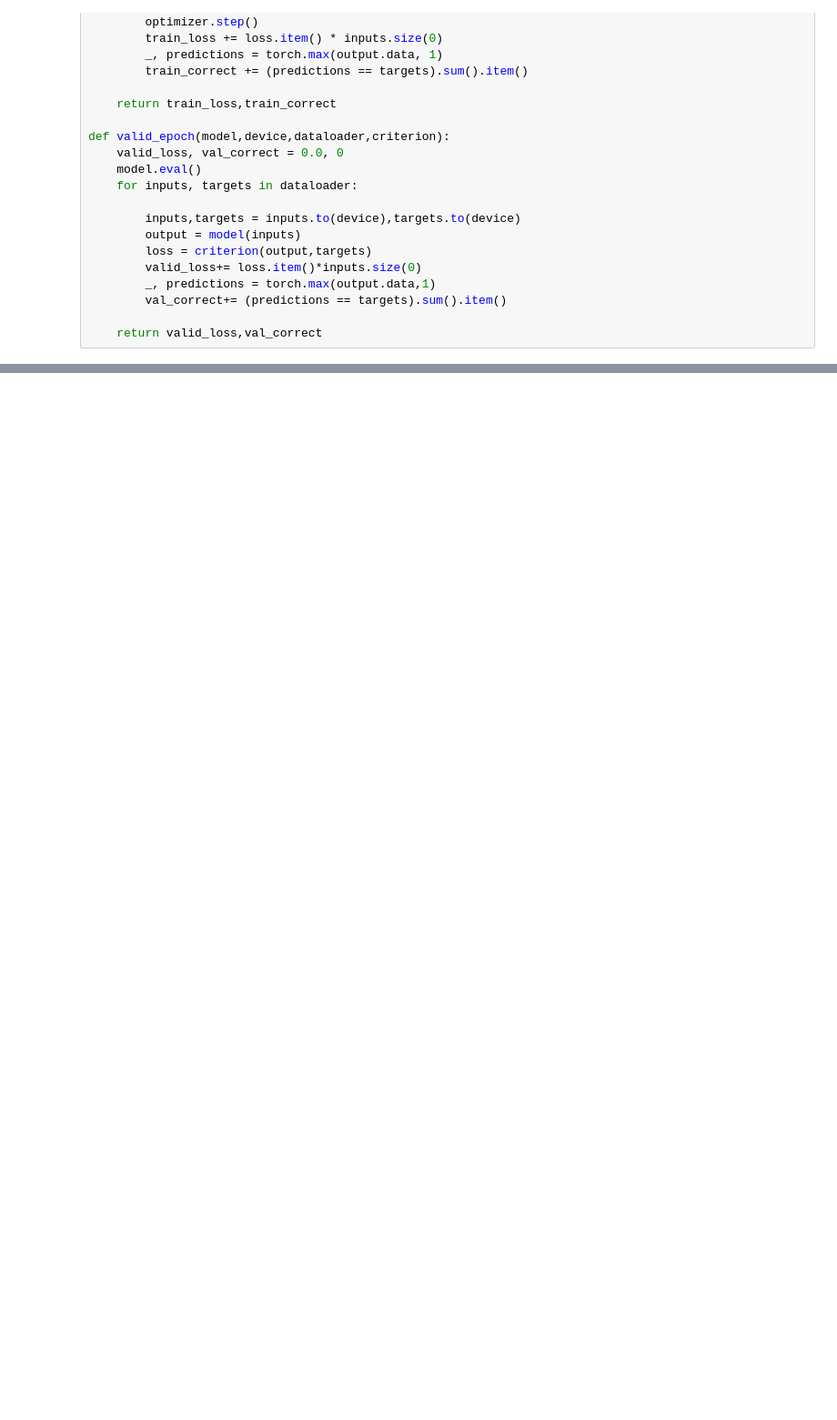
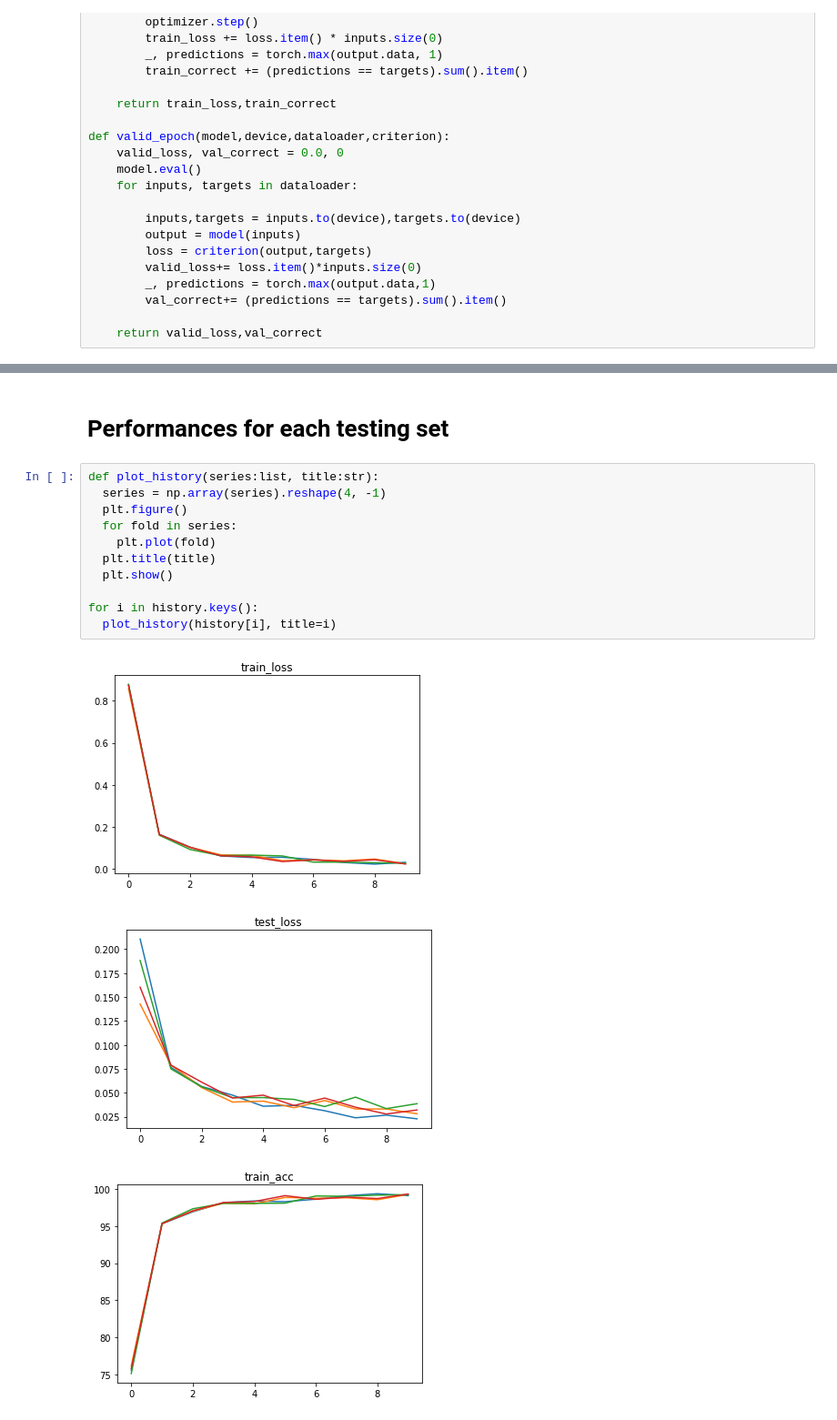
Before and after one commit to RPegoud/PyTorch_traffic_sign_detection, a Jupyter notebook: 3_cross_validation.ipynb, the cells around one changed output, grey strips where cells are left out. Shown at 91% size. Drawn from its saved outputs; the diff is of its cells as text; blank space fills up the shorter version.

```diff
--- a/3_cross_validation.ipynb
+++ b/3_cross_validation.ipynb
@@ -120,0 +152,17 @@ KeyboardInterrupt:
+# %% [markdown]
+# **Performances for each testing set**
+# %%
+def plot_history(series:list, title:str):
+  series = np.array(series).reshape(4, -1)
+  plt.figure()
+  for fold in series:
+    plt.plot(fold)
+  plt.title(title)
+  plt.show()
+
+for i in history.keys():
+  plot_history(history[i], title=i)
+# %% [output]
+[figure, added]
+[figure, added]
+[figure, added]
```
Also changed, not shown: parts of 6 cells of this notebook, 4 other files.
